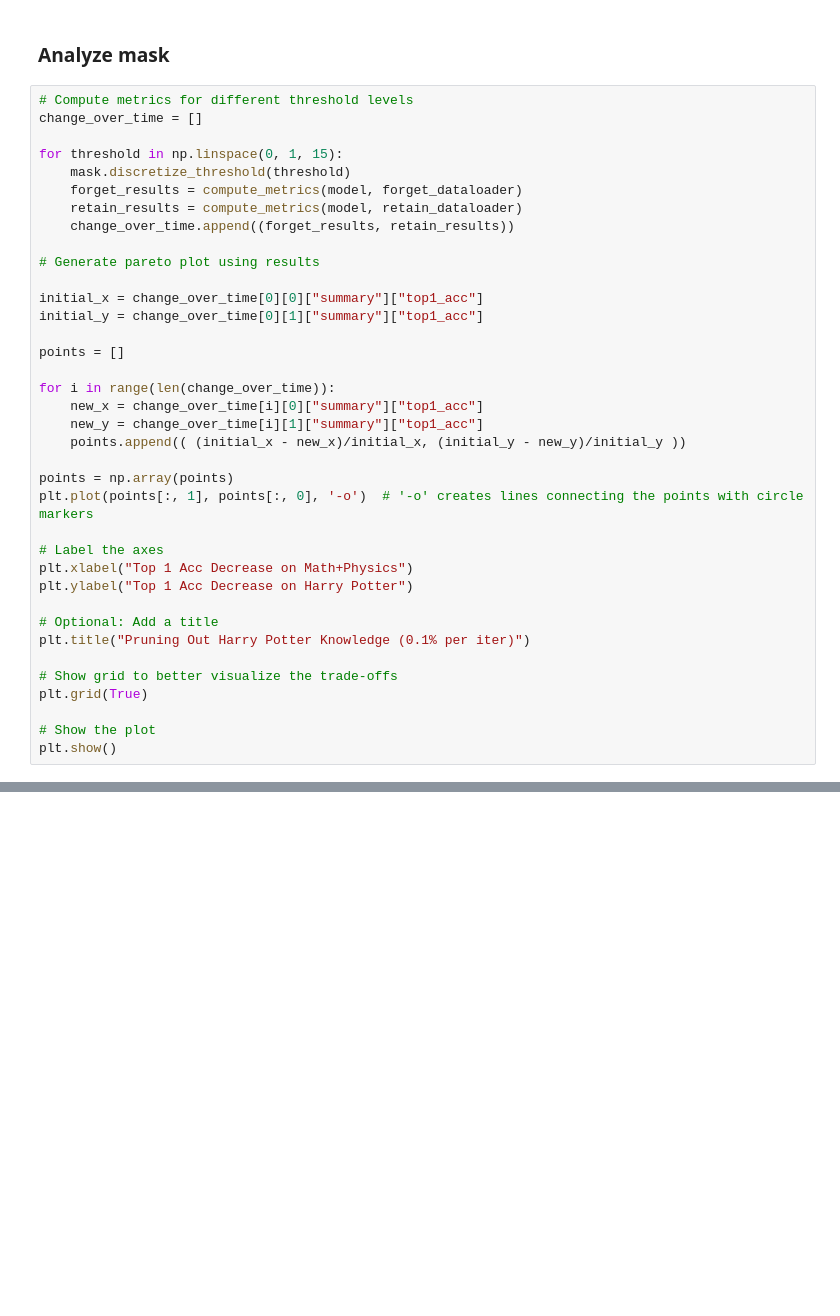
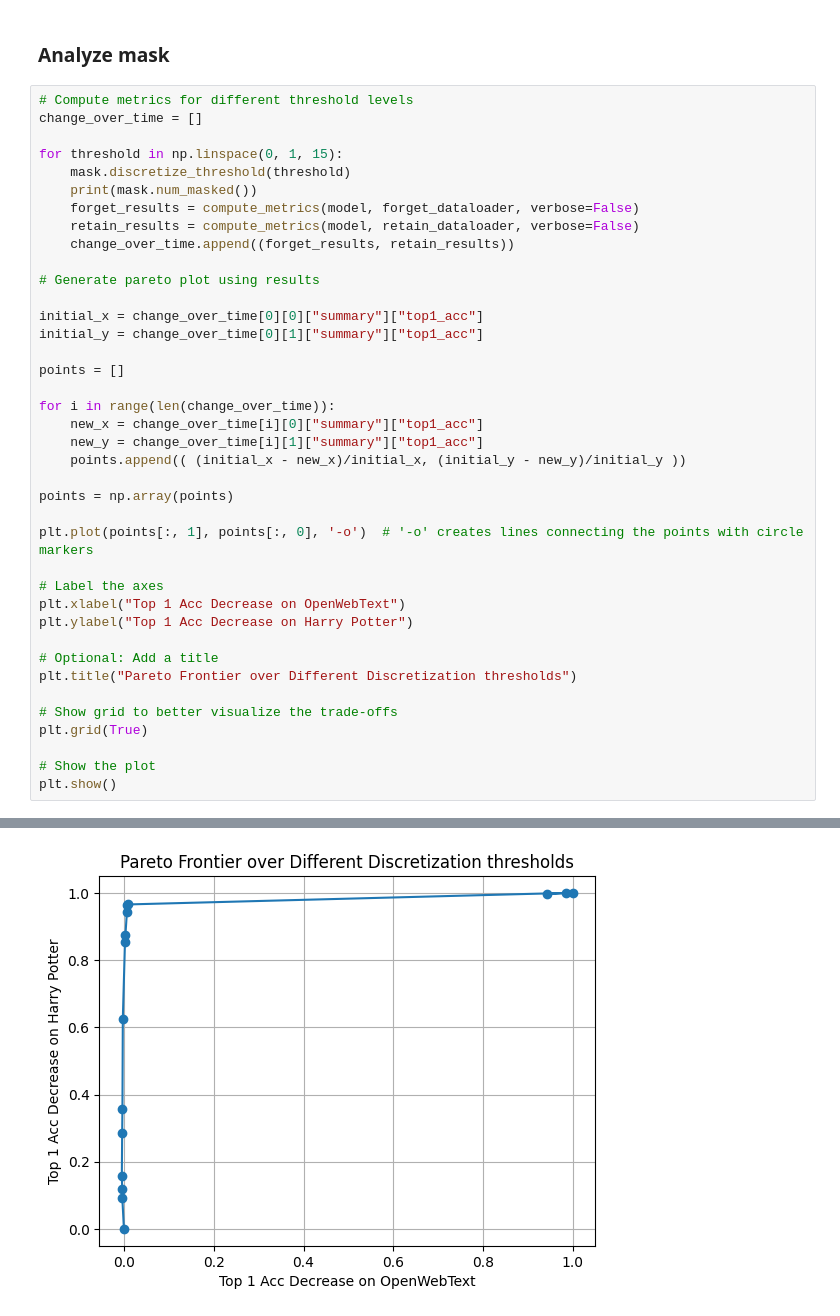
Before and after one commit to abhay-sheshadri/circuit_breaking, a Jupyter notebook: test.ipynb, the cells around one changed output, grey strips where cells are left out. Saved outputs shown, nothing was run; the diff lists cells and outputs as text; blank space fills up the shorter version.

```diff
--- a/test.ipynb
+++ b/test.ipynb
@@ -55,8 +54,9 @@ change_over_time = []
 
 for threshold in np.linspace(0, 1, 15):
     mask.discretize_threshold(threshold)
-    forget_results = compute_metrics(model, forget_dataloader)
-    retain_results = compute_metrics(model, retain_dataloader)
+    print(mask.num_masked())
+    forget_results = compute_metrics(model, forget_dataloader, verbose=False)
+    retain_results = compute_metrics(model, retain_dataloader, verbose=False)
     change_over_time.append((forget_results, retain_results))
 
 # Generate pareto plot using results
@@ -72,14 +72,15 @@ for i in range(len(change_over_time)):
     points.append(( (initial_x - new_x)/initial_x, (initial_y - new_y)/initial_y ))
 
 points = np.array(points)
+
 plt.plot(points[:, 1], points[:, 0], '-o')  # '-o' creates lines connecting the points with circle markers
 
 # Label the axes
-plt.xlabel("Top 1 Acc Decrease on Math+Physics")
+plt.xlabel("Top 1 Acc Decrease on OpenWebText")
 plt.ylabel("Top 1 Acc Decrease on Harry Potter")
 
 # Optional: Add a title
-plt.title("Pruning Out Harry Potter Knowledge (0.1% per iter)")
+plt.title("Pareto Frontier over Different Discretization thresholds")
 
 # Show grid to better visualize the trade-offs
 plt.grid(True)
@@ -90,0 +106 @@ KeyboardInterrupt:
+[figure, added]
```
Also changed, not shown: parts of 8 cells of this notebook, 2 other files.
